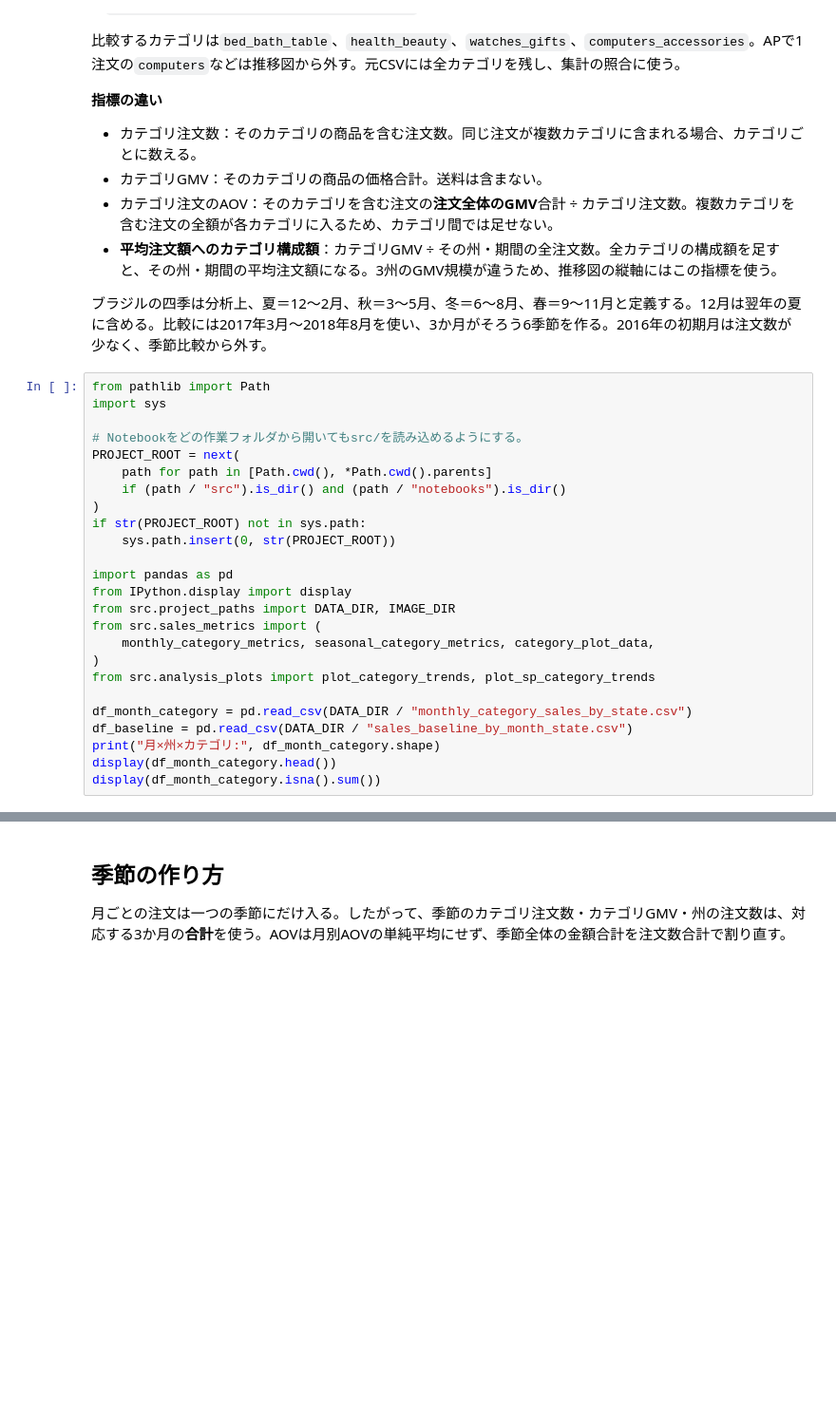
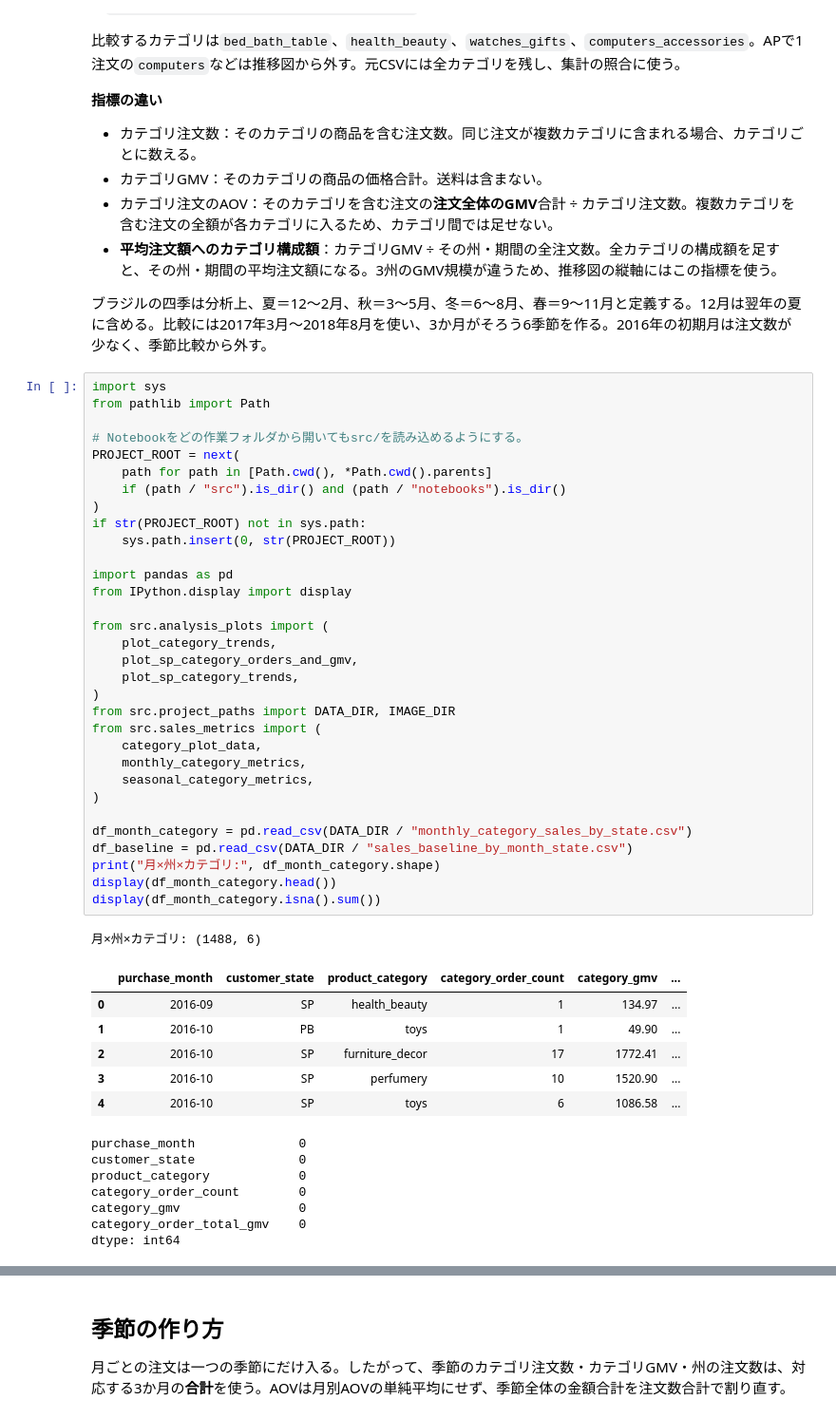
Before and after one commit to RyoShimoda/AWS_Python_data_analysis, a Jupyter notebook: notebooks/monthly_seasonal_category_by_state.ipynb, the cells around one changed output, grey strips where cells are left out. Shown at 95% size. Saved outputs shown, nothing was run; the diff lists cells and outputs as text; blank space fills up the shorter version.

```diff
--- a/notebooks/monthly_seasonal_category_by_state.ipynb
+++ b/notebooks/monthly_seasonal_category_by_state.ipynb
@@ -16,30 +16,52 @@ SPの平均注文額向上と、PB・APの販促仮説を考えるため、3州
 
 ブラジルの四季は分析上、夏＝12～2月、秋＝3～5月、冬＝6～8月、春＝9～11月と定義する。12月は翌年の夏に含める。比較には2017年3月～2018年8月を使い、3か月がそろう6季節を作る。2016年の初期月は注文数が少なく、季節比較から外す。
 # %%
+import sys
 from pathlib import Path
-import sys
 
 # Notebookをどの作業フォルダから開いてもsrc/を読み込めるようにする。
 PROJECT_ROOT = next(
     path for path in [Path.cwd(), *Path.cwd().parents]
     if (path / "src").is_dir() and (path / "notebooks").is_dir()
 )
 if str(PROJECT_ROOT) not in sys.path:
     sys.path.insert(0, str(PROJECT_ROOT))
 
 import pandas as pd
 from IPython.display import display
+
+from src.analysis_plots import (
+    plot_category_trends,
+    plot_sp_category_orders_and_gmv,
+    plot_sp_category_trends,
+)
 from src.project_paths import DATA_DIR, IMAGE_DIR
 from src.sales_metrics import (
-    monthly_category_metrics, seasonal_category_metrics, category_plot_data,
+    category_plot_data,
+    monthly_category_metrics,
+    seasonal_category_metrics,
 )
-from src.analysis_plots import plot_category_trends, plot_sp_category_trends
 
 df_month_category = pd.read_csv(DATA_DIR / "monthly_category_sales_by_state.csv")
 df_baseline = pd.read_csv(DATA_DIR / "sales_baseline_by_month_state.csv")
 print("月×州×カテゴリ:", df_month_category.shape)
 display(df_month_category.head())
 display(df_month_category.isna().sum())
+# %% [output]
+月×州×カテゴリ: (1488, 6)
+|  | purchase_month | customer_state | product_category | category_order_count | category_gmv | ... |
+| 0 | 2016-09 | SP | health_beauty | 1 | 134.97 | ... |
+| 1 | 2016-10 | PB | toys | 1 | 49.90 | ... |
+| 2 | 2016-10 | SP | furniture_decor | 17 | 1772.41 | ... |
+| 3 | 2016-10 | SP | perfumery | 10 | 1520.90 | ... |
+| 4 | 2016-10 | SP | toys | 6 | 1086.58 | ... |
+purchase_month              0
+customer_state              0
+product_category            0
+category_order_count        0
+category_gmv                0
+category_order_total_gmv    0
+dtype: int64
 # %%
 # 州全体の注文数を結合し、カテゴリGMVが月×州の基準値と一致するか確認する。
 target_states = ["SP", "PB", "AP"]
```
Also changed, not shown: parts of 13 cells of this notebook, 9 other files.
